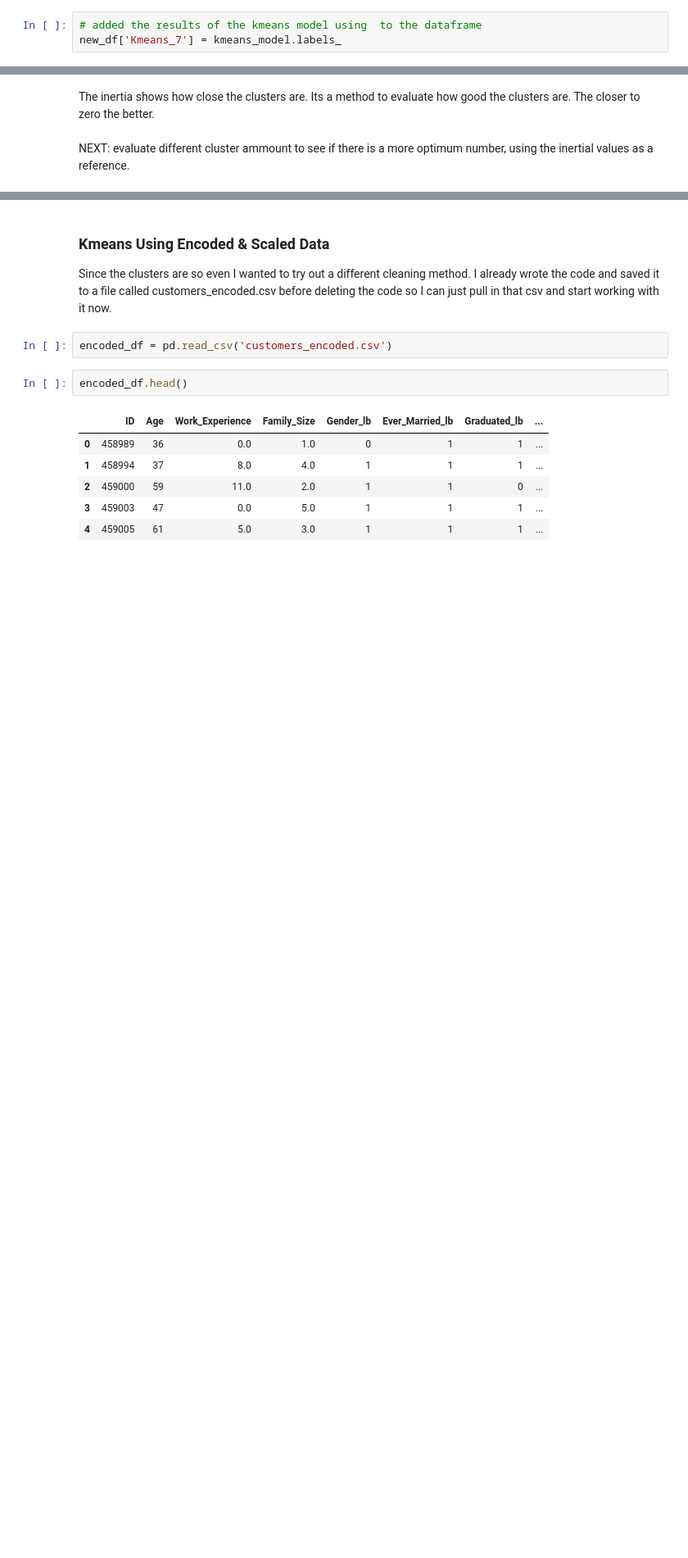
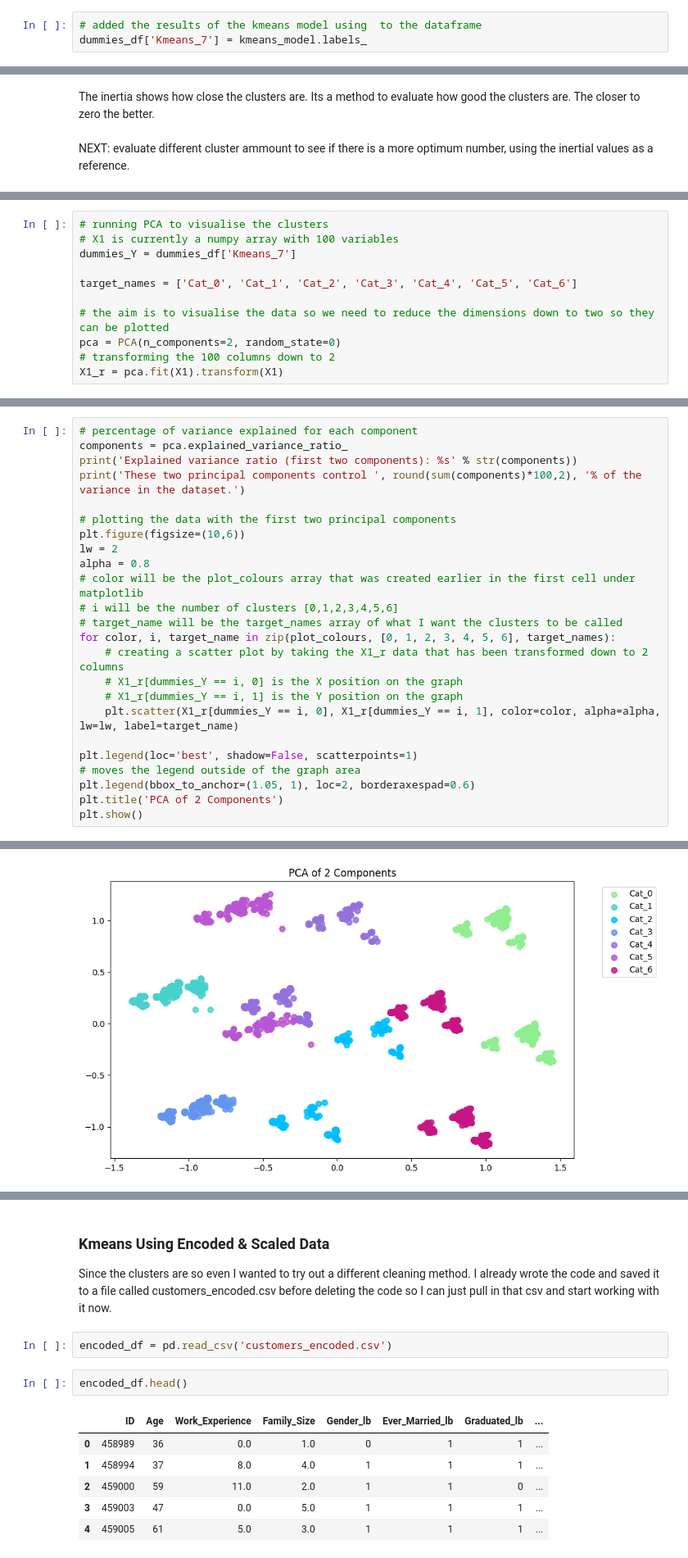
Before and after one commit to Korrin-F/tDS_Day_By_Days, a Jupyter notebook: Week 8 - Assignment_Unsupervised/Mini_unsupervised_P1.ipynb, the cells around one changed output, grey strips where cells are left out. Shown: that part at 82% size. Saved outputs shown, nothing was run; the diff lists cells and outputs as text; blank space fills up the shorter version.

```diff
--- a/Week 8 - Assignment_Unsupervised/Mini_unsupervised.ipynb
+++ b/Week 8 - Assignment_Unsupervised/Mini_unsupervised_P1.ipynb
@@ -241,5 +241,5 @@ kmeans_model.fit(X)
 KMeans(n_clusters=7, random_state=0)
 # %%
 # added the results of the kmeans model using  to the dataframe
-new_df['Kmeans_7'] = kmeans_model.labels_
+dummies_df['Kmeans_7'] = kmeans_model.labels_
 # %%
@@ -328,0 +331,11 @@ plt.show()
+# %%
+# running PCA to visualise the clusters
+# X1 is currently a numpy array with 100 variables
+dummies_Y = dummies_df['Kmeans_7']
+
+target_names = ['Cat_0', 'Cat_1', 'Cat_2', 'Cat_3', 'Cat_4', 'Cat_5', 'Cat_6']
+
+# the aim is to visualise the data so we need to reduce the dimensions down to two so they can be plotted
+pca = PCA(n_components=2, random_state=0)
+# transforming the 100 columns down to 2
+X1_r = pca.fit(X1).transform(X1)
@@ -328,0 +348,25 @@ plt.show()
+# %%
+# percentage of variance explained for each component
+components = pca.explained_variance_ratio_
+print('Explained variance ratio (first two components): %s' % str(components))
+print('These two principal components control ', round(sum(components)*100,2), '% of the variance in the dataset.')
+
+# plotting the data with the first two principal components
+plt.figure(figsize=(10,6))
+lw = 2
+alpha = 0.8
+# color will be the plot_colours array that was created earlier in the first cell under matplotlib
+# i will be the number of clusters [0,1,2,3,4,5,6]
+# target_name will be the target_names array of what I want the clusters to be called
+for color, i, target_name in zip(plot_colours, [0, 1, 2, 3, 4, 5, 6], target_names):
+    # creating a scatter plot by taking the X1_r data that has been transformed down to 2 columns
+    # X1_r[dummies_Y == i, 0] is the X position on the graph
+    # X1_r[dummies_Y == i, 1] is the Y position on the graph
+    plt.scatter(X1_r[dummies_Y == i, 0], X1_r[dummies_Y == i, 1], color=color, alpha=alpha, lw=lw, label=target_name)
+
+plt.legend(loc='best', shadow=False, scatterpoints=1)
+# moves the legend outside of the graph area
+plt.legend(bbox_to_anchor=(1.05, 1), loc=2, borderaxespad=0.6)
+plt.title('PCA of 2 Components')
+plt.show()
+# %% [output]
@@ -328,0 +375 @@ plt.show()
+[figure, added]
```
Also changed, not shown: parts of 33 cells of this notebook, 3 other files.
